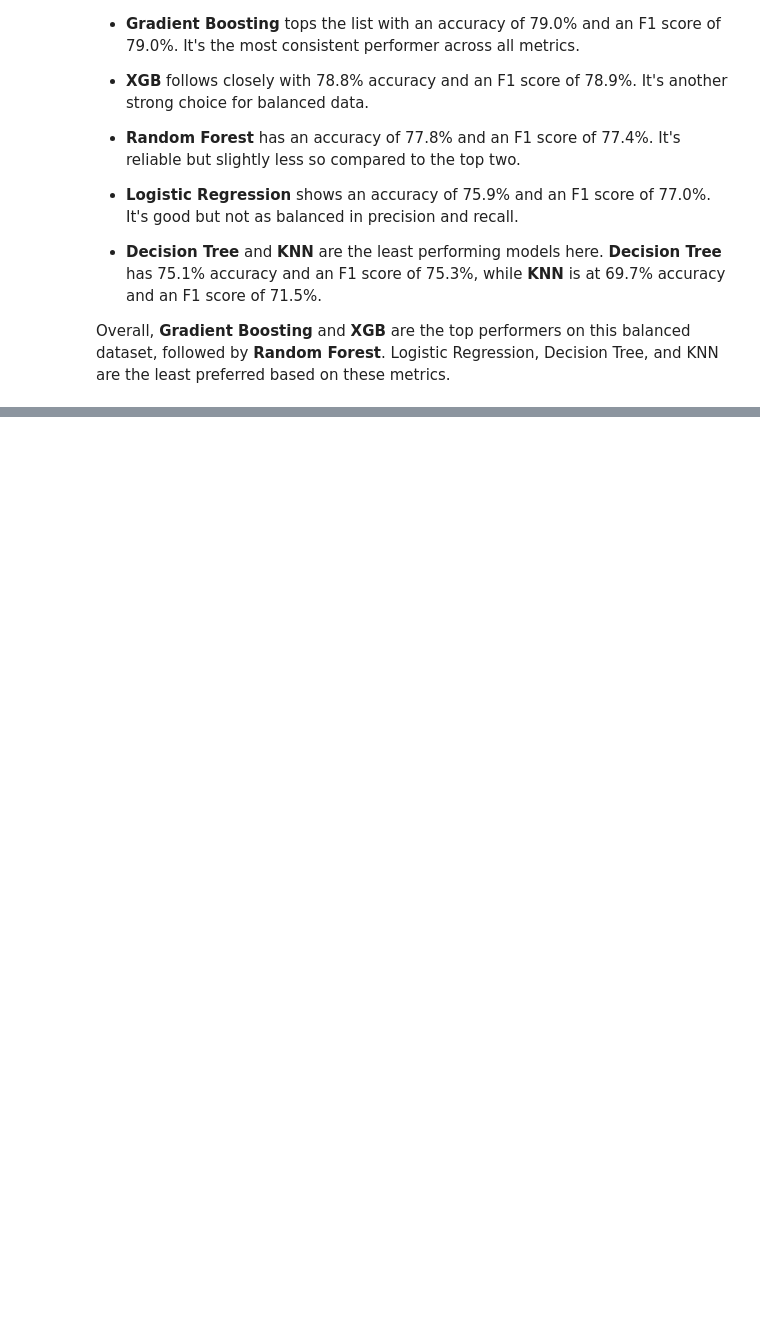
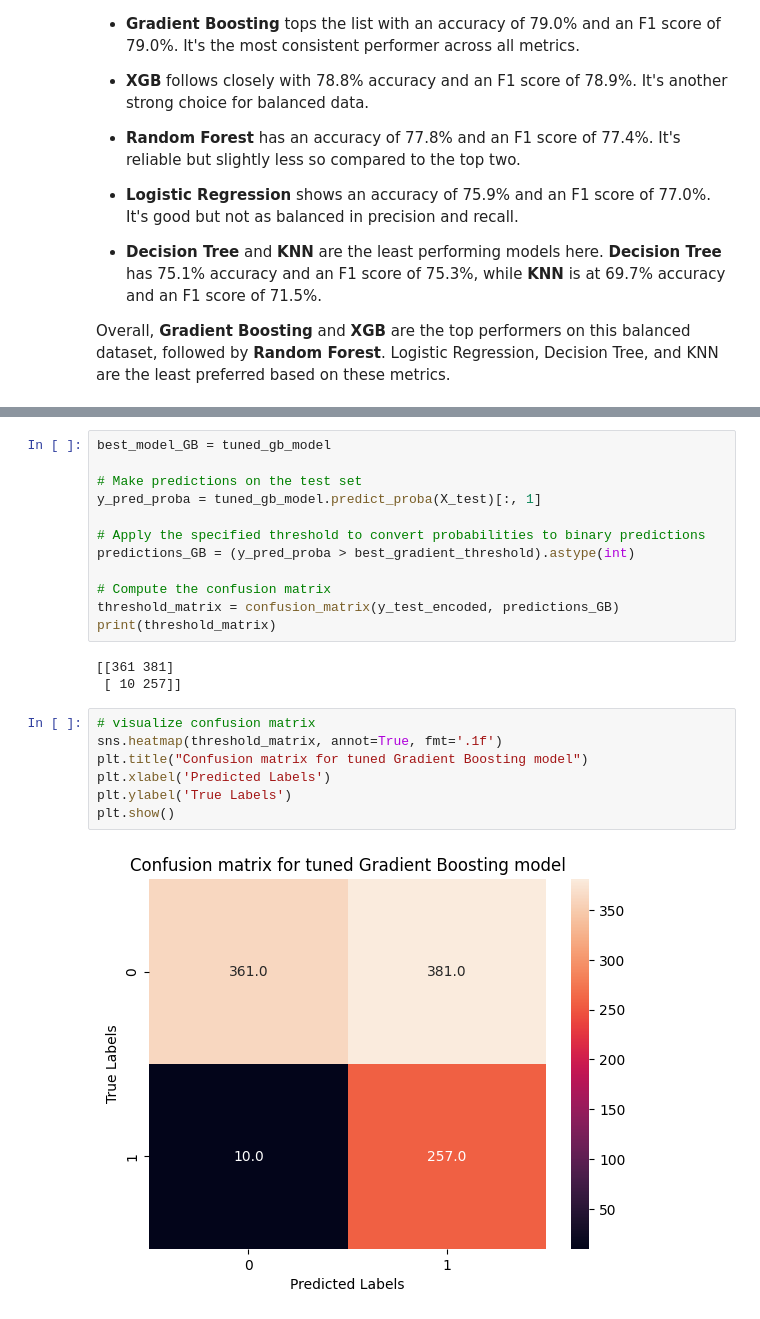
Before and after one commit to Caroline-Jerop/Customer-churn-Analysis, a Jupyter notebook: notebook/main.ipynb, the cells around one changed output, grey strips where cells are left out. Cells and saved outputs as stored; diff of their text form; blank space fills up the shorter version.

```diff
--- a/notebook/main.ipynb
+++ b/notebook/main.ipynb
@@ -1313,0 +1464,24 @@ Overall, **Gradient Boosting** and **XGB** are the top performers on this balanc
+# %%
+best_model_GB = tuned_gb_model
+
+# Make predictions on the test set
+y_pred_proba = tuned_gb_model.predict_proba(X_test)[:, 1]
+
+# Apply the specified threshold to convert probabilities to binary predictions
+predictions_GB = (y_pred_proba > best_gradient_threshold).astype(int)
+
+# Compute the confusion matrix
+threshold_matrix = confusion_matrix(y_test_encoded, predictions_GB)
+print(threshold_matrix)
+# %% [output]
+[[361 381]
+ [ 10 257]]
+# %%
+# visualize confusion matrix
+sns.heatmap(threshold_matrix, annot=True, fmt='.1f')
+plt.title("Confusion matrix for tuned Gradient Boosting model")
+plt.xlabel('Predicted Labels')
+plt.ylabel('True Labels')
+plt.show()
+# %% [output]
+[figure, added]
```
Also changed, not shown: parts of 38 cells of this notebook, 5 other files.
